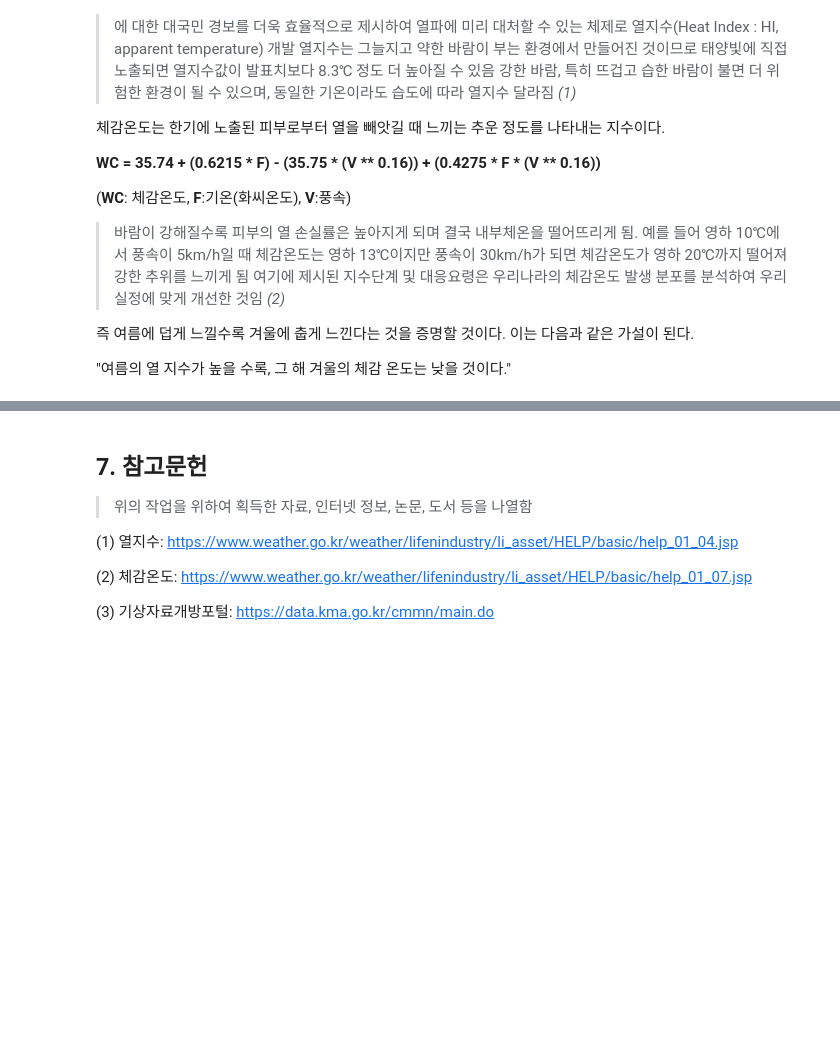
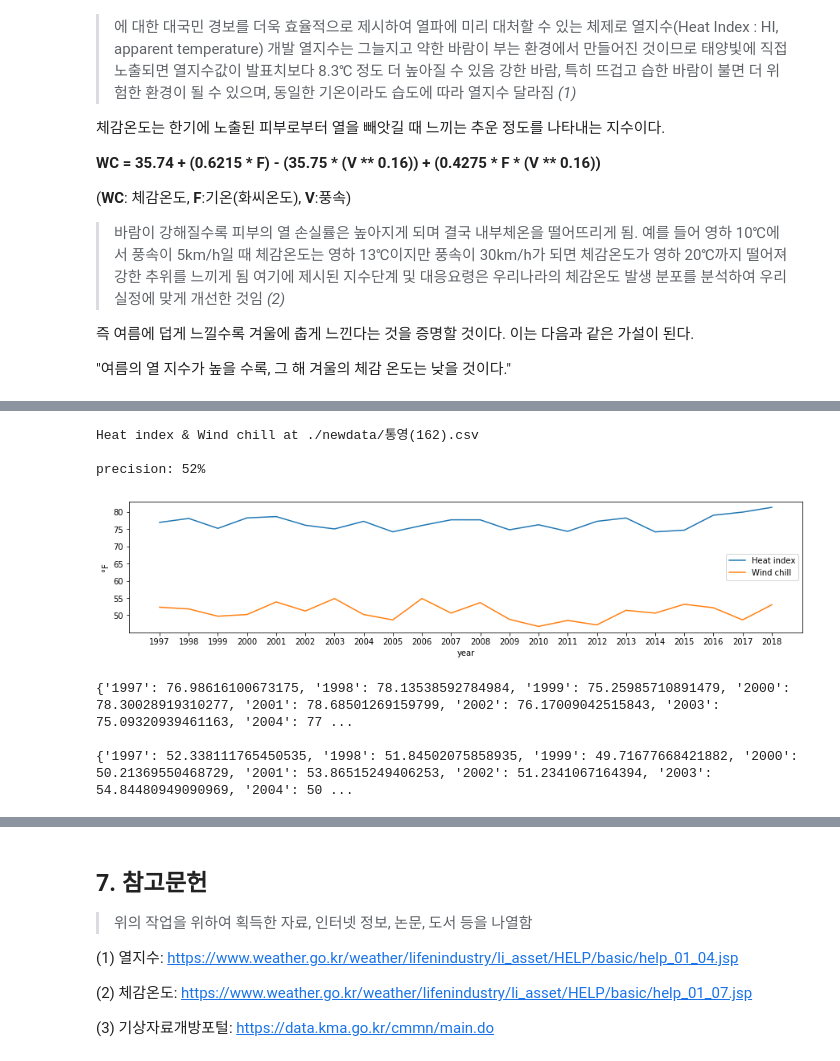
Before and after one commit to hwangwoojin/hot2cold, a Jupyter notebook: main.ipynb, the cells around one changed output, grey strips where cells are left out. Saved outputs shown, nothing was run; the diff lists cells and outputs as text; code cells hidden in the pictures; blank space fills up the shorter version.

```diff
--- a/main.ipynb
+++ b/main.ipynb
@@ -499,0 +360,10 @@ Heat index & Wind chill at ./newdata/창원(155).csv
+# %%
+show_all(27)
+# %% [output]
+Heat index & Wind chill at ./newdata/통영(162).csv
+
+precision: 52%
+[figure, added]
+{'1997': 76.98616100673175, '1998': 78.13538592784984, '1999': 75.25985710891479, '2000': 78.30028919310277, '2001': 78.68501269159799, '2002': 76.17009042515843, '2003': 75.09320939461163, '2004': 77 ...
+
+{'1997': 52.338111765450535, '1998': 51.84502075858935, '1999': 49.71677668421882, '2000': 50.21369550468729, '2001': 53.86515249406253, '2002': 51.2341067164394, '2003': 54.84480949090969, '2004': 50 ...
```
Also changed, not shown: parts of 114 cells of this notebook.
